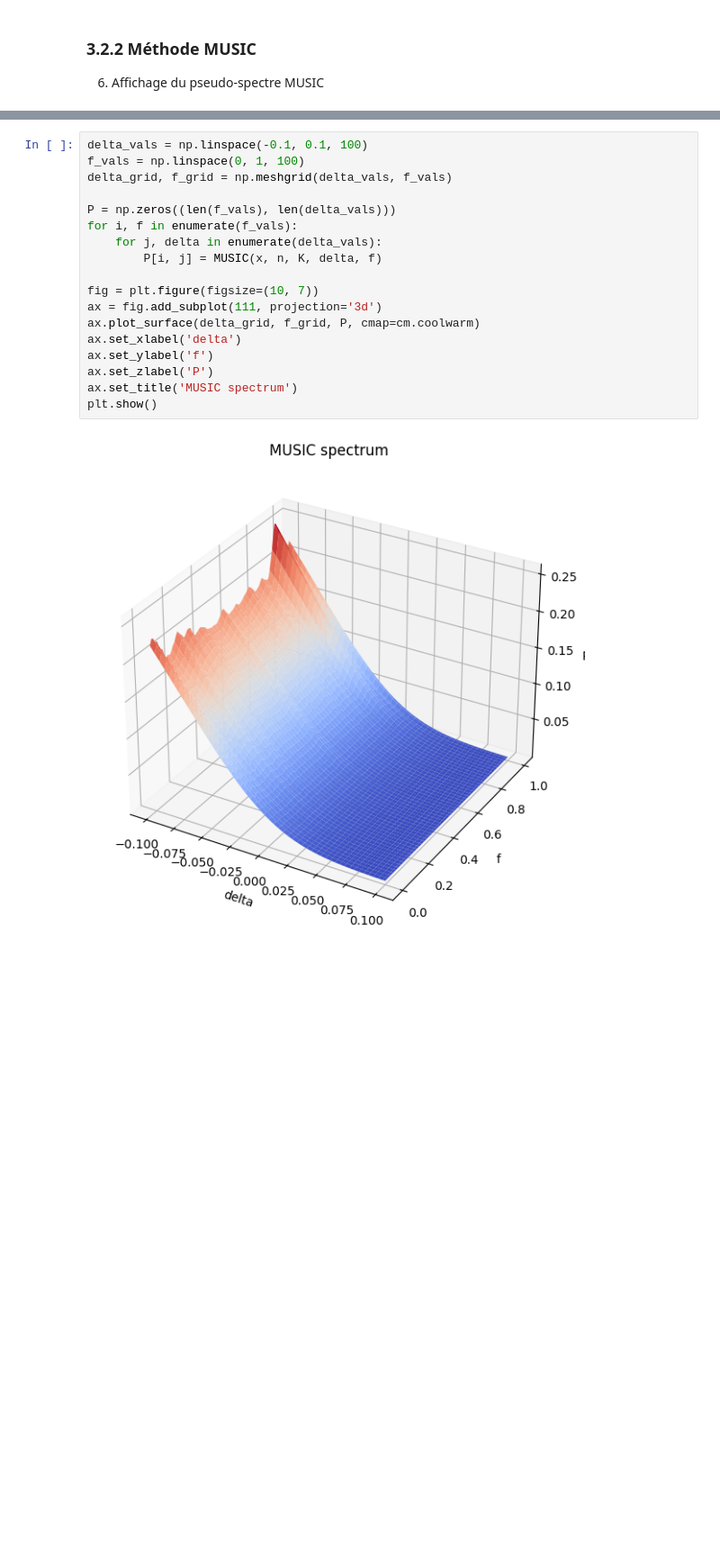
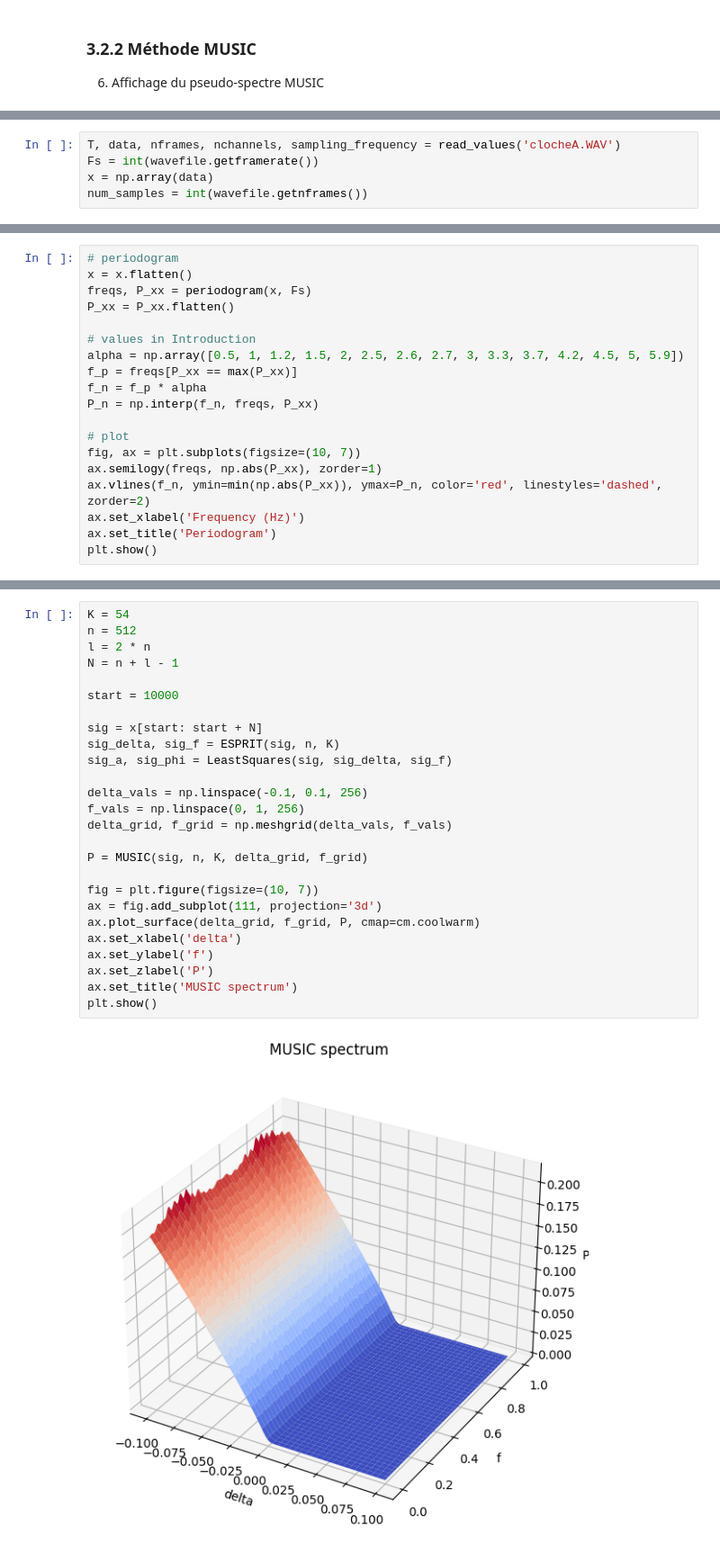
Before and after one commit to kjle/ATIAM-Promo-2025, a Jupyter notebook: TSM/TP-HR-fichiers/template-TP-HR.ipynb, the cells around one changed output, grey strips where cells are left out. Shown at 90% size. Drawn from its saved outputs; the diff is of its cells as text; blank space fills up the shorter version.

```diff
--- a/TSM/TP-HR-fichiers/template-TP-HR.ipynb
+++ b/TSM/TP-HR-fichiers/template-TP-HR.ipynb
@@ -256,0 +266,5 @@ def MUSIC(x, n, K, delta, f):
+# %%
+T, data, nframes, nchannels, sampling_frequency = read_values('clocheA.WAV')
+Fs = int(wavefile.getframerate())
+x = np.array(data)
+num_samples = int(wavefile.getnframes())
@@ -256,0 +273,19 @@ def MUSIC(x, n, K, delta, f):
+# %%
+# periodogram
+x = x.flatten()
+freqs, P_xx = periodogram(x, Fs)
+P_xx = P_xx.flatten()
+
+# values in Introduction
+alpha = np.array([0.5, 1, 1.2, 1.5, 2, 2.5, 2.6, 2.7, 3, 3.3, 3.7, 4.2, 4.5, 5, 5.9])
+f_p = freqs[P_xx == max(P_xx)]
+f_n = f_p * alpha
+P_n = np.interp(f_n, freqs, P_xx)
+
+# plot
+fig, ax = plt.subplots(figsize=(10, 7))
+ax.semilogy(freqs, np.abs(P_xx), zorder=1)
+ax.vlines(f_n, ymin=min(np.abs(P_xx)), ymax=P_n, color='red', linestyles='dashed', zorder=2)
+ax.set_xlabel('Frequency (Hz)')
+ax.set_title('Periodogram')
+plt.show()
@@ -257,20 +296,28 @@ def MUSIC(x, n, K, delta, f):
 # %%
-delta_vals = np.linspace(-0.1, 0.1, 100)
-f_vals = np.linspace(0, 1, 100)
+K = 54
+n = 512
+l = 2 * n
+N = n + l - 1
+
+start = 10000
+
+sig = x[start: start + N]
+sig_delta, sig_f = ESPRIT(sig, n, K)
+sig_a, sig_phi = LeastSquares(sig, sig_delta, sig_f)
+
+delta_vals = np.linspace(-0.1, 0.1, 256)
+f_vals = np.linspace(0, 1, 256)
 delta_grid, f_grid = np.meshgrid(delta_vals, f_vals)
 
-P = np.zeros((len(f_vals), len(delta_vals)))
-for i, f in enumerate(f_vals):
-    for j, delta in enumerate(delta_vals):
-        P[i, j] = MUSIC(x, n, K, delta, f)
+P = MUSIC(sig, n, K, delta_grid, f_grid)
 
 fig = plt.figure(figsize=(10, 7))
 ax = fig.add_subplot(111, projection='3d')
 ax.plot_surface(delta_grid, f_grid, P, cmap=cm.coolwarm)
 ax.set_xlabel('delta')
 ax.set_ylabel('f')
 ax.set_zlabel('P')
 ax.set_title('MUSIC spectrum')
 plt.show()
 # %% [output]
-[figure, old version]
+[figure, new version]
```
Also changed, not shown: parts of 9 cells of this notebook, 1 other file.
